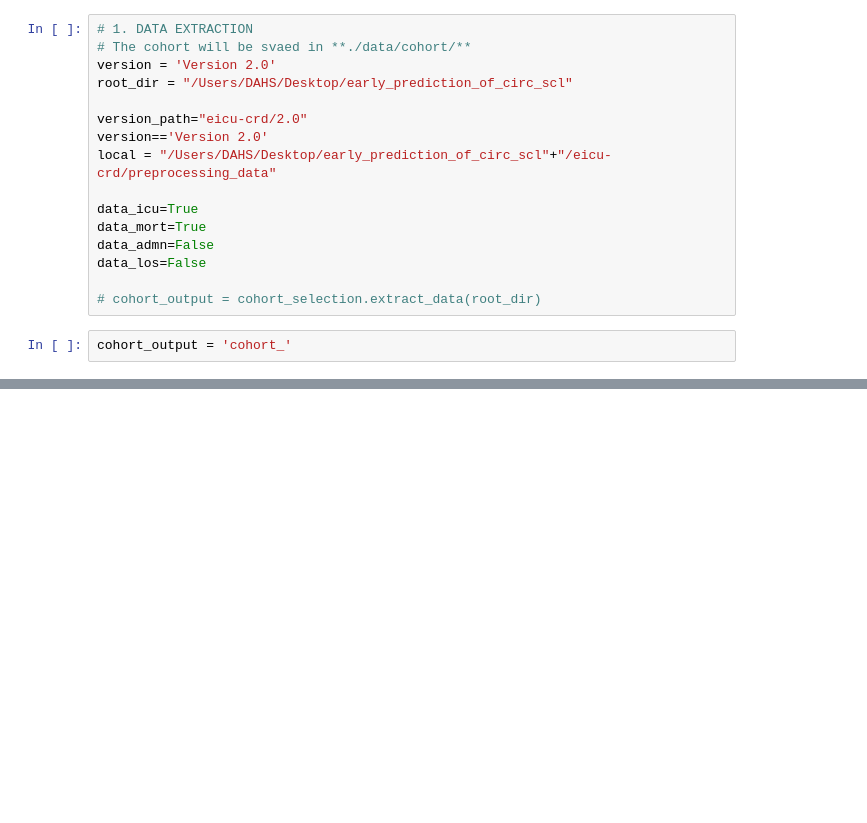
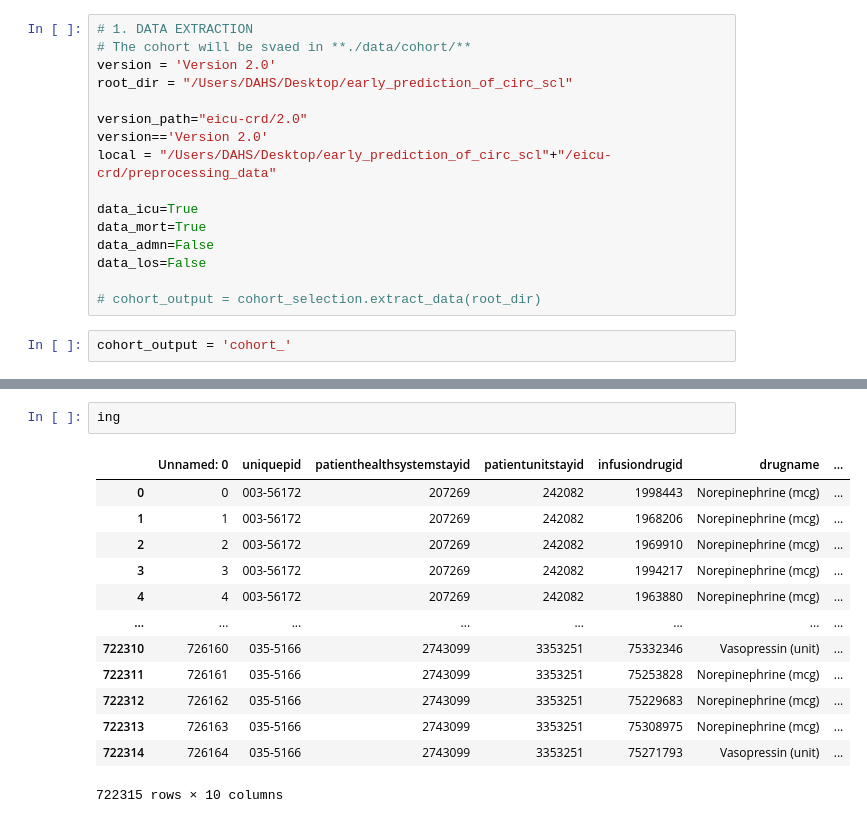
Before and after one commit to Jeong-Eul/eICU2.0_PREPROC, a Jupyter notebook: mainPipeline_step1.ipynb, the cells around one changed output, grey strips where cells are left out. Saved outputs shown, nothing was run; the diff lists cells and outputs as text; blank space fills up the shorter version.

```diff
--- a/mainPipeline_step1.ipynb
+++ b/mainPipeline_step1.ipynb
@@ -130,0 +235,16 @@ Total number of rows 15765543
+# %%
+ing
+# %% [output]
+|  | Unnamed: 0 | uniquepid | patienthealthsystemstayid | patientunitstayid | infusiondrugid | drugname | ... |
+| 0 | 0 | 003-56172 | 207269 | 242082 | 1998443 | Norepinephrine (mcg) | ... |
+| 1 | 1 | 003-56172 | 207269 | 242082 | 1968206 | Norepinephrine (mcg) | ... |
+| 2 | 2 | 003-56172 | 207269 | 242082 | 1969910 | Norepinephrine (mcg) | ... |
+| 3 | 3 | 003-56172 | 207269 | 242082 | 1994217 | Norepinephrine (mcg) | ... |
+| 4 | 4 | 003-56172 | 207269 | 242082 | 1963880 | Norepinephrine (mcg) | ... |
+| ... | ... | ... | ... | ... | ... | ... | ... |
+| 722310 | 726160 | 035-5166 | 2743099 | 3353251 | 75332346 | Vasopressin (unit) | ... |
+| 722311 | 726161 | 035-5166 | 2743099 | 3353251 | 75253828 | Norepinephrine (mcg) | ... |
+| 722312 | 726162 | 035-5166 | 2743099 | 3353251 | 75229683 | Norepinephrine (mcg) | ... |
+| 722313 | 726163 | 035-5166 | 2743099 | 3353251 | 75308975 | Norepinephrine (mcg) | ... |
+| 722314 | 726164 | 035-5166 | 2743099 | 3353251 | 75271793 | Vasopressin (unit) | ... |
+722315 rows × 10 columns
```
Also changed, not shown: parts of 11 cells of this notebook, 2 other files.
